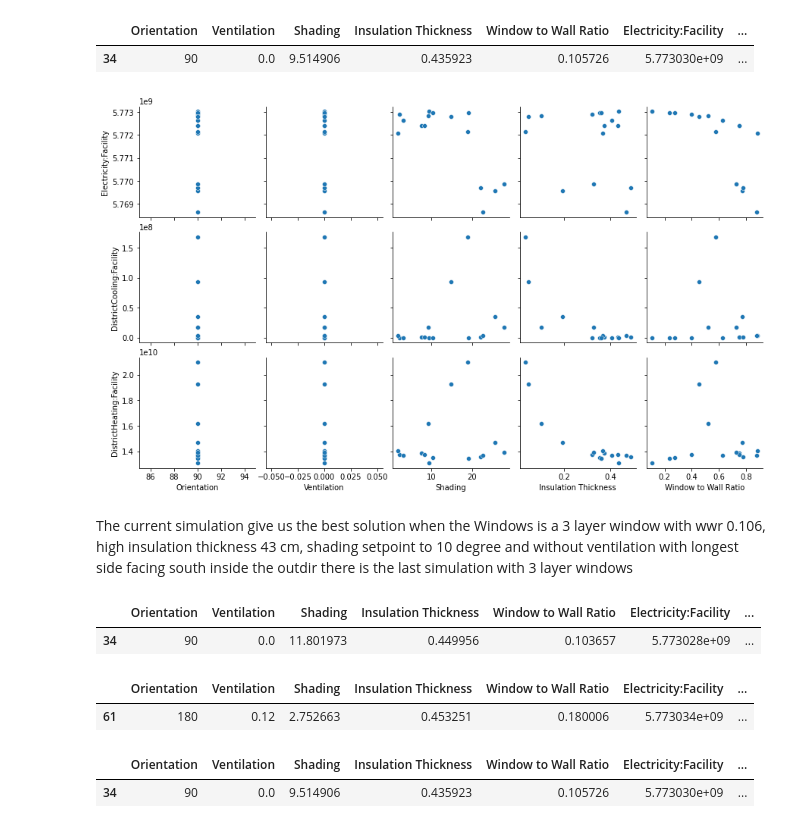
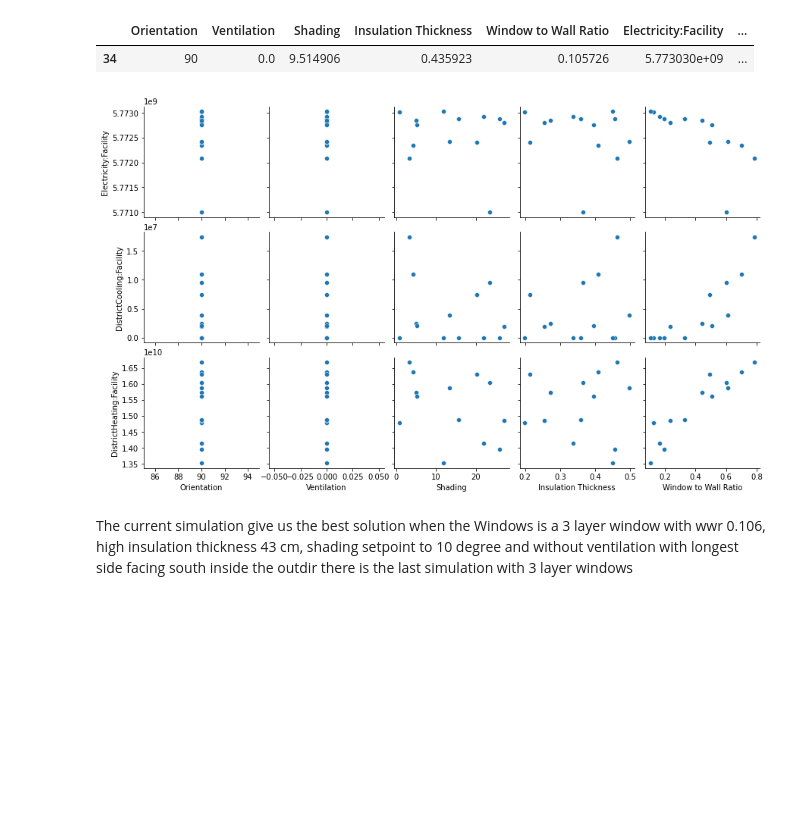
Before and after one commit to Cyrusss-D/ict4building, a Jupyter notebook: Optimization/optimization.ipynb, the cells around one changed output. Cells and saved outputs as stored; diff of their text form; code cells hidden in the pictures; blank space fills up the shorter version.

```diff
--- a/Optimization/optimization.ipynb
+++ b/Optimization/optimization.ipynb
@@ -41,7 +59,7 @@ for material in building1.idfobjects["Material"]:
 ## Set up evaluator
 # Load Building
 
-building = ef.get_building(idf_3)
+building = ef.get_building(idf_1)
 
 # Parameter Space
 parameters = []
@@ -88,5 +106,5 @@ besos_problem = EPProblem(parameters, objectives)
 # EPProblem vs EvaluatorEP = problem + building + weather
 evaluator = EvaluatorEP(besos_problem, building, out_dir='outputdir', err_dir='outputdir', epw_file=weather_file)
 
-# evaluate the problem with some possible values
-samples = sampling.dist_sampler(sampling.lhs, besos_problem, num_samples=100)
+# evaluate the problem with some possible values change sample number
+samples = sampling.dist_sampler(sampling.lhs, besos_problem, num_samples=1)
@@ -163,26 +216,11 @@ n3[n3['total (Q)']==n3['total (Q)'].min()]
 |  | Orientation | Ventilation | Shading | Insulation Thickness | Window to Wall Ratio | Electricity:Facility | ... |
 | 34 | 90 | 0.0 | 9.514906 | 0.435923 | 0.105726 | 5.773030e+09 | ... |
 # %%
-new_df=df_out3[df_out3["Orientation"]==90]
+new_df=df_out1[df_out1["Orientation"]==90]
 
 _=pairplot(new_df[new_df["Ventilation"]==0],x_vars=samples.columns, y_vars=objectives, kind="scatter")
 # %% [output]
-[figure, old version]
+[figure, new version]
 # %% [markdown]
 The current simulation give us the best solution when the Windows is a 3 layer window with wwr 0.106, high insulation thickness 43 cm, shading setpoint to 10 degree and without ventilation with longest side facing south
 inside the outdir there is the last simulation with 3 layer windows
-# %%
-df_out1[df_out1['total (Q)']==df_out1['total (Q)'].min()]
-# %% [output]
-|  | Orientation | Ventilation | Shading | Insulation Thickness | Window to Wall Ratio | Electricity:Facility | ... |
-| 34 | 90 | 0.0 | 11.801973 | 0.449956 | 0.103657 | 5.773028e+09 | ... |
-# %%
-df_out2[df_out2['total (Q)']==df_out2['total (Q)'].min()]
-# %% [output]
-|  | Orientation | Ventilation | Shading | Insulation Thickness | Window to Wall Ratio | Electricity:Facility | ... |
-| 61 | 180 | 0.12 | 2.752663 | 0.453251 | 0.180006 | 5.773034e+09 | ... |
-# %%
-df_out3[df_out3['total (Q)']==df_out3['total (Q)'].min()]
-# %% [output]
-|  | Orientation | Ventilation | Shading | Insulation Thickness | Window to Wall Ratio | Electricity:Facility | ... |
-| 34 | 90 | 0.0 | 9.514906 | 0.435923 | 0.105726 | 5.773030e+09 | ... |
```
Also changed, not shown: parts of 10 cells of this notebook, 10 other files.
